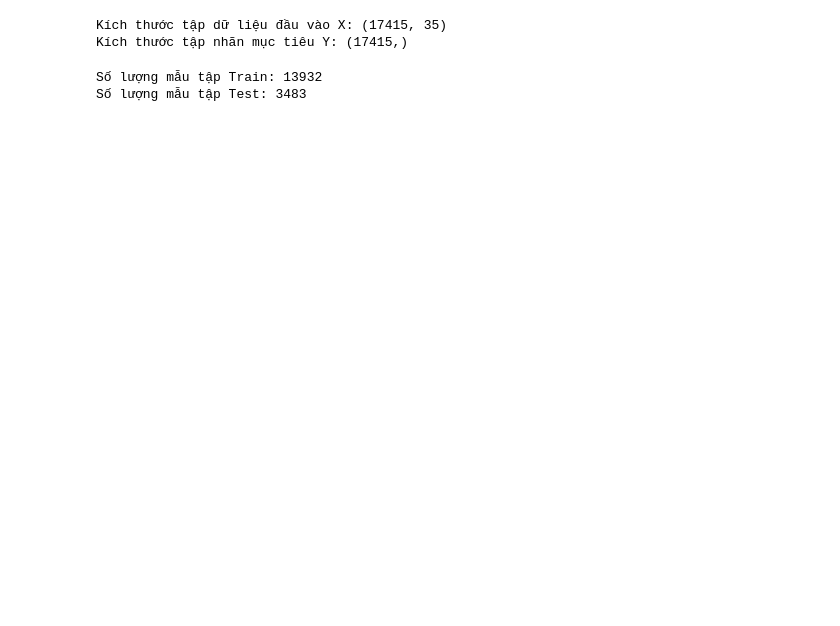
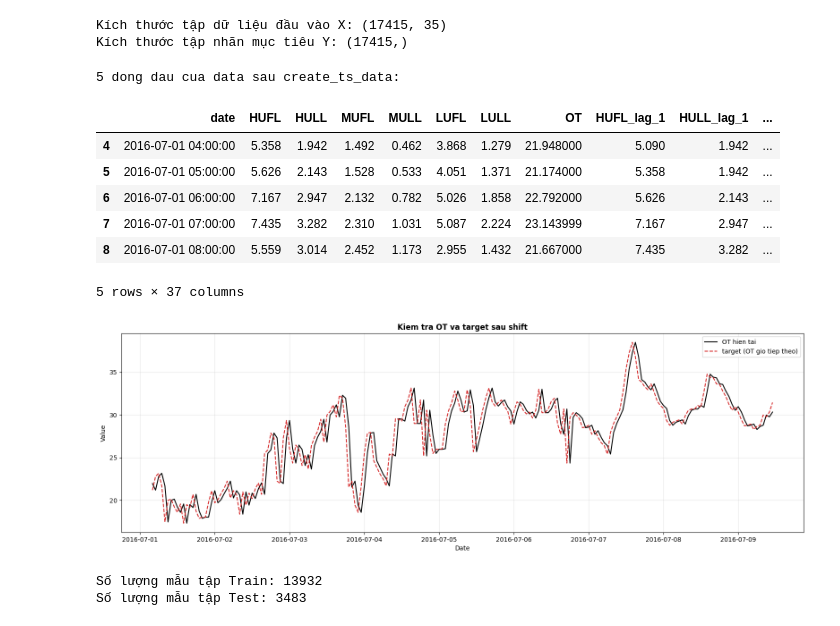
Before and after one commit to longlephanhai/Model_ETT, a Jupyter notebook: train.ipynb, the cells around one changed output. Saved outputs shown, nothing was run; the diff lists cells and outputs as text; code cells hidden in the pictures; blank space fills up the shorter version.

```diff
--- a/train.ipynb
+++ b/train.ipynb
@@ -45,6 +46,46 @@ print(f"Kích thước tập nhãn mục tiêu Y: {y.shape}")
 # %% [output]
 Kích thước tập dữ liệu đầu vào X: (17415, 35)
 Kích thước tập nhãn mục tiêu Y: (17415,)
+# %%
+import seaborn as sns
+import matplotlib.pyplot as plt
+
+print("5 dong dau cua data sau create_ts_data:")
+display(data.head())
+
+# 1. Giữ nguyên phần vẽ chuỗi thời gian 200 điểm đầu ở phía trên
+plot_df = data[["date", "OT", "target"]].head(200).copy()
+
+# Khởi tạo Grid: Tầng 1 là chuỗi thời gian, Tầng 2 là 4 hình Scatter cạnh nhau
+fig = plt.figure(figsize=(16, 10))
+gs = fig.add_gridspec(2, 4)
+
+# Trục cho đồ thị chuỗi thời gian (chiếm hết hàng 1)
+ax_line = fig.add_subplot(gs[0, :])
+ax_line.plot(plot_df["date"], plot_df["OT"],
+             label="OT hien tai", color="black", linewidth=1.5)
+ax_line.plot(plot_df["date"], plot_df["target"],
+             label="target (OT gio tiep theo)", linestyle="--", color="tab:red")
+ax_line.set_title("Kiem tra OT va target sau shift",
+                  fontsize=12, fontweight='bold')
+ax_line.set_xlabel("Date")
+ax_line.set_ylabel("Value")
+ax_line.legend()
+ax_line.grid(True, alpha=0.3)
+
+
+plt.tight_layout()
+plt.show()
+# %% [output]
+5 dong dau cua data sau create_ts_data:
+|  | date | HUFL | HULL | MUFL | MULL | LUFL | LULL | OT | HUFL_lag_1 | HULL_lag_1 | ... |
+| 4 | 2016-07-01 04:00:00 | 5.358 | 1.942 | 1.492 | 0.462 | 3.868 | 1.279 | 21.948000 | 5.090 | 1.942 | ... |
+| 5 | 2016-07-01 05:00:00 | 5.626 | 2.143 | 1.528 | 0.533 | 4.051 | 1.371 | 21.174000 | 5.358 | 1.942 | ... |
+| 6 | 2016-07-01 06:00:00 | 7.167 | 2.947 | 2.132 | 0.782 | 5.026 | 1.858 | 22.792000 | 5.626 | 2.143 | ... |
+| 7 | 2016-07-01 07:00:00 | 7.435 | 3.282 | 2.310 | 1.031 | 5.087 | 2.224 | 23.143999 | 7.167 | 2.947 | ... |
+| 8 | 2016-07-01 08:00:00 | 5.559 | 3.014 | 2.452 | 1.173 | 2.955 | 1.432 | 21.667000 | 7.435 | 3.282 | ... |
+5 rows × 37 columns
+[figure, added]
 # %%
 train_ratio = 0.8
 num_samples = len(x)
```
Also changed, not shown: parts of 6 cells of this notebook, 3 other files.
